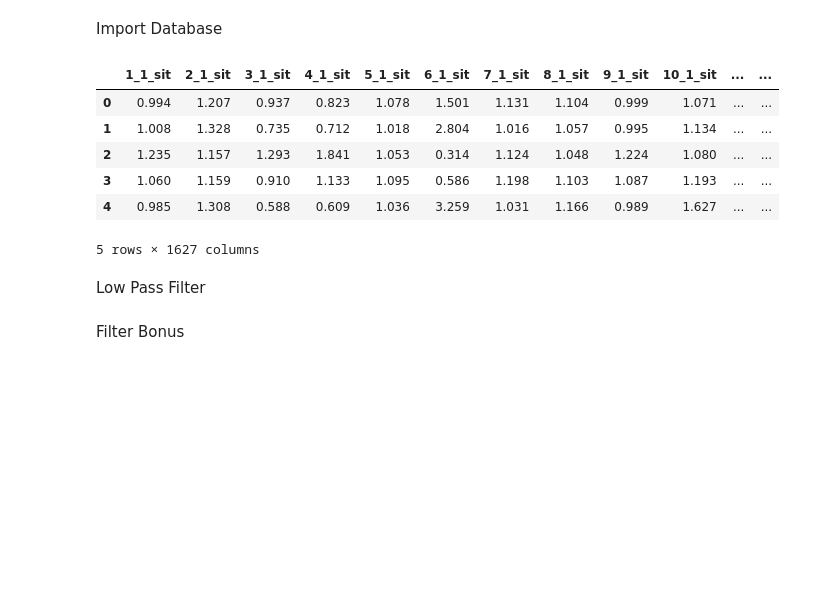
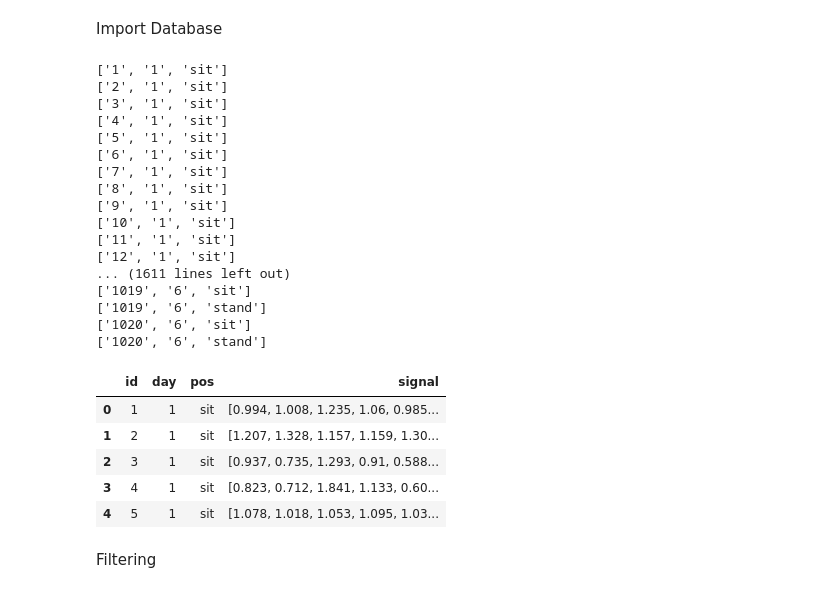
Before and after one commit to gilrom/Heartbeat_Auth, a Jupyter notebook: simpleAuth.ipynb, the cells around one changed output. Saved outputs shown, nothing was run; the diff lists cells and outputs as text; code cells hidden in the pictures; blank space fills up the shorter version.

Commit message:
data frame

```diff
--- a/simpleAuth.ipynb
+++ b/simpleAuth.ipynb
@@ -1,22 +1,43 @@
 # %% [markdown]
 Import Database
-# %%
-#cond = {"sit": 1, "stand": 2, "exercize": 3, "supine": 4, "tripod", 5}
-freq = 200 #Device sampling frequency in Hz
-import pandas as pd
-df = pd.read_csv('uoftdb.csv')
-df.head()
-# Uoft ECG Database is organazie in cell arrays as follows:
-# signals[#subject][#week][#cond]
-# %% [output]
-|  | 1_1_sit | 2_1_sit | 3_1_sit | 4_1_sit | 5_1_sit | 6_1_sit | 7_1_sit | 8_1_sit | 9_1_sit | 10_1_sit | ... | ... |
-| 0 | 0.994 | 1.207 | 0.937 | 0.823 | 1.078 | 1.501 | 1.131 | 1.104 | 0.999 | 1.071 | ... | ... |
-| 1 | 1.008 | 1.328 | 0.735 | 0.712 | 1.018 | 2.804 | 1.016 | 1.057 | 0.995 | 1.134 | ... | ... |
-| 2 | 1.235 | 1.157 | 1.293 | 1.841 | 1.053 | 0.314 | 1.124 | 1.048 | 1.224 | 1.080 | ... | ... |
-| 3 | 1.060 | 1.159 | 0.910 | 1.133 | 1.095 | 0.586 | 1.198 | 1.103 | 1.087 | 1.193 | ... | ... |
-| 4 | 0.985 | 1.308 | 0.588 | 0.609 | 1.036 | 3.259 | 1.031 | 1.166 | 0.989 | 1.627 | ... | ... |
-5 rows × 1627 columns
-# %% [markdown]
-Low Pass Filter
+# %%
+import pandas as pd
+df = pd.read_csv('uoftdb.csv')
+data = {'id':[], 'day':[], 'pos':[],'signal':[]}
+for elem in df:
+    params = elem.split('_')
+    print(params)
+    data['id'].append(params[0])
+    data['day'].append(params[1])
+    data['pos'].append(params[2])
+    data['signal'].append(df[elem].to_list())
+df_new = pd.DataFrame.from_dict(data)
+df_new.head()
+# %% [output]
+['1', '1', 'sit']
+['2', '1', 'sit']
+['3', '1', 'sit']
+['4', '1', 'sit']
+['5', '1', 'sit']
+['6', '1', 'sit']
+['7', '1', 'sit']
+['8', '1', 'sit']
+['9', '1', 'sit']
+['10', '1', 'sit']
+['11', '1', 'sit']
+['12', '1', 'sit']
+... (1611 lines left out)
+['1019', '6', 'sit']
+['1019', '6', 'stand']
+['1020', '6', 'sit']
+['1020', '6', 'stand']
+|  | id | day | pos | signal |
+| 0 | 1 | 1 | sit | [0.994, 1.008, 1.235, 1.06, 0.985... |
+| 1 | 2 | 1 | sit | [1.207, 1.328, 1.157, 1.159, 1.30... |
+| 2 | 3 | 1 | sit | [0.937, 0.735, 1.293, 0.91, 0.588... |
+| 3 | 4 | 1 | sit | [0.823, 0.712, 1.841, 1.133, 0.60... |
+| 4 | 5 | 1 | sit | [1.078, 1.018, 1.053, 1.095, 1.03... |
+# %% [markdown]
+Filtering
 # %%
 from scipy.signal import butter,filtfilt
@@ -38,2 +73,0 @@ def butter_bandpass_filter(data, cutoff, fs, order):
-# %% [markdown]
-Filter Bonus
```
Also changed, not shown: parts of 3 cells of this notebook.
